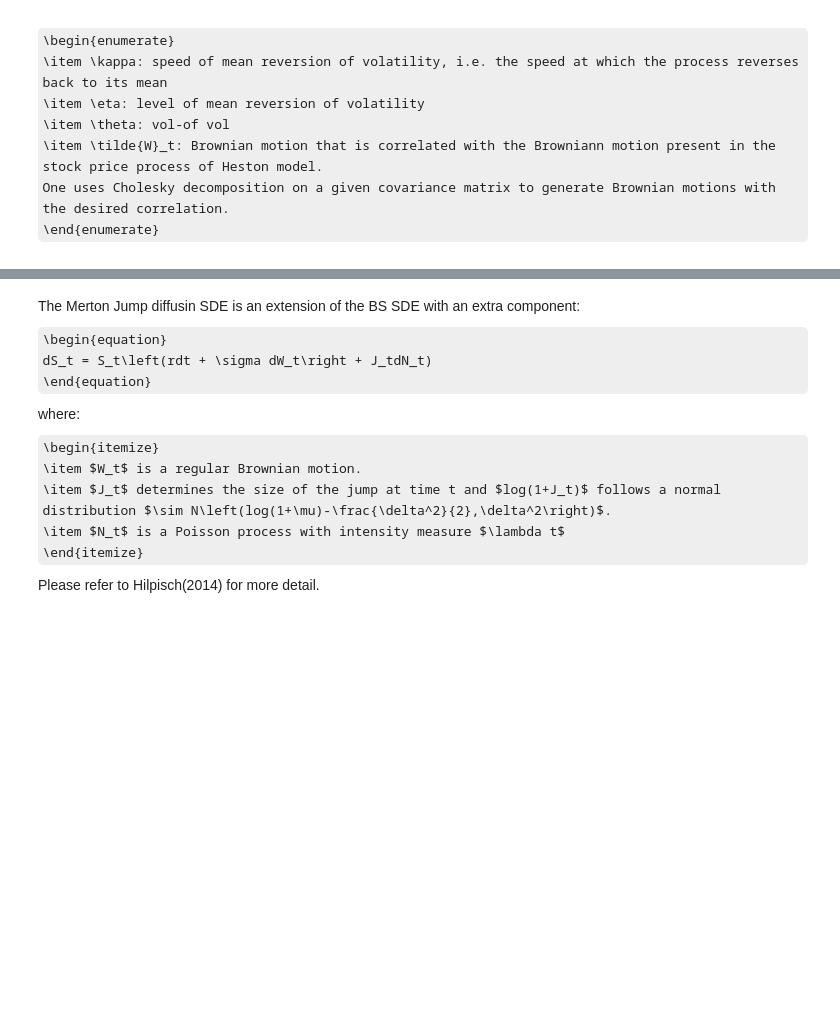
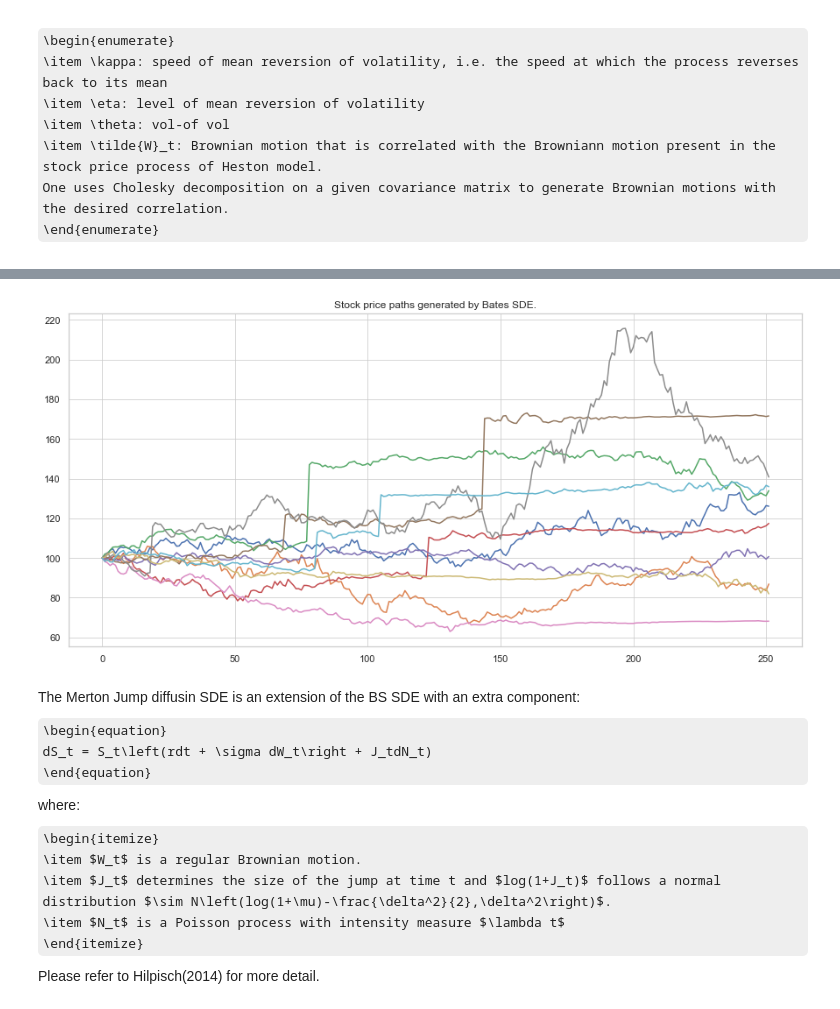
Before and after one commit to WealthCreating/OptionsPricing, a Jupyter notebook: PlotStockPricePaths.ipynb, the cells around one changed output, grey strips where cells are left out. Saved outputs shown, nothing was run; the diff lists cells and outputs as text; code cells hidden in the pictures; some formulas as TeX source; blank space fills up the shorter version.

```diff
--- a/PlotStockPricePaths.ipynb
+++ b/PlotStockPricePaths.ipynb
@@ -53,3 +53,8 @@ testPlot.plotMertonJDPaths(mu = 0.33, delta = 0.5, l = 0.7)
+# %%
+testPlot.plotBatesPaths(kappa = 0.75, eta = 0.0516, theta = 0.0238, rho = -0.5, vol0 = 0.2,
+                        mu = -0.6, delta = 0.25, l = 0.75)
+# %% [output]
+[figure, added]
 # %% [markdown]
 The Merton Jump diffusin SDE is an extension of the BS SDE with an extra component:
 \begin{equation}
```
Also changed, not shown: parts of 5 cells of this notebook, 5 other files.
